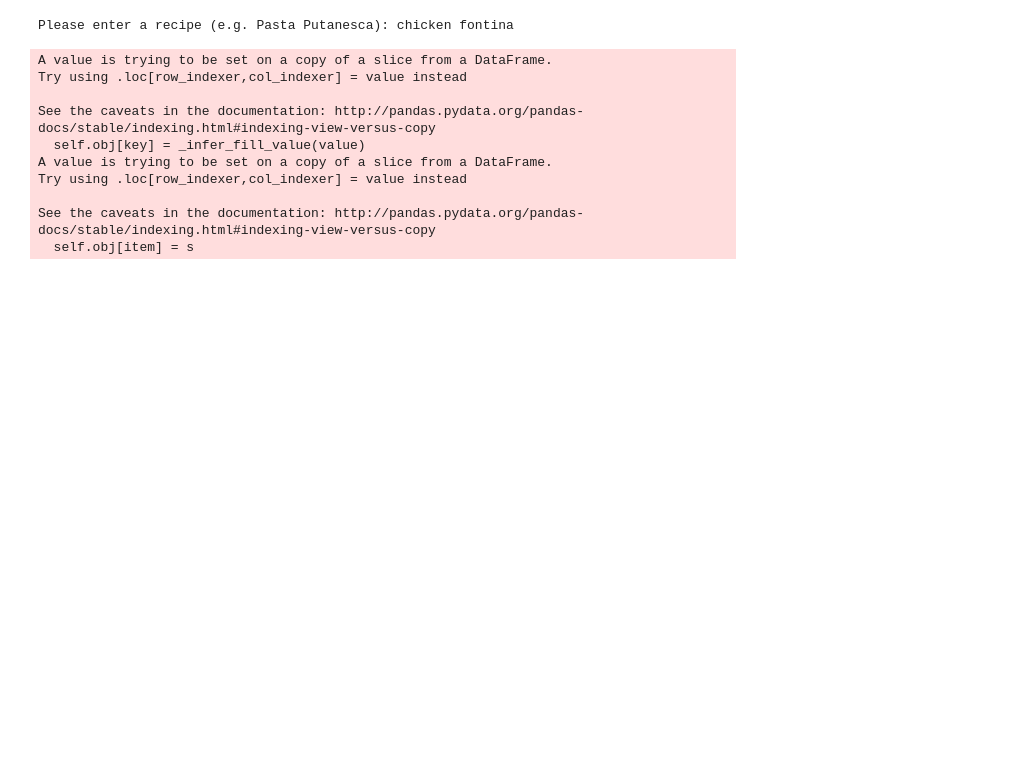
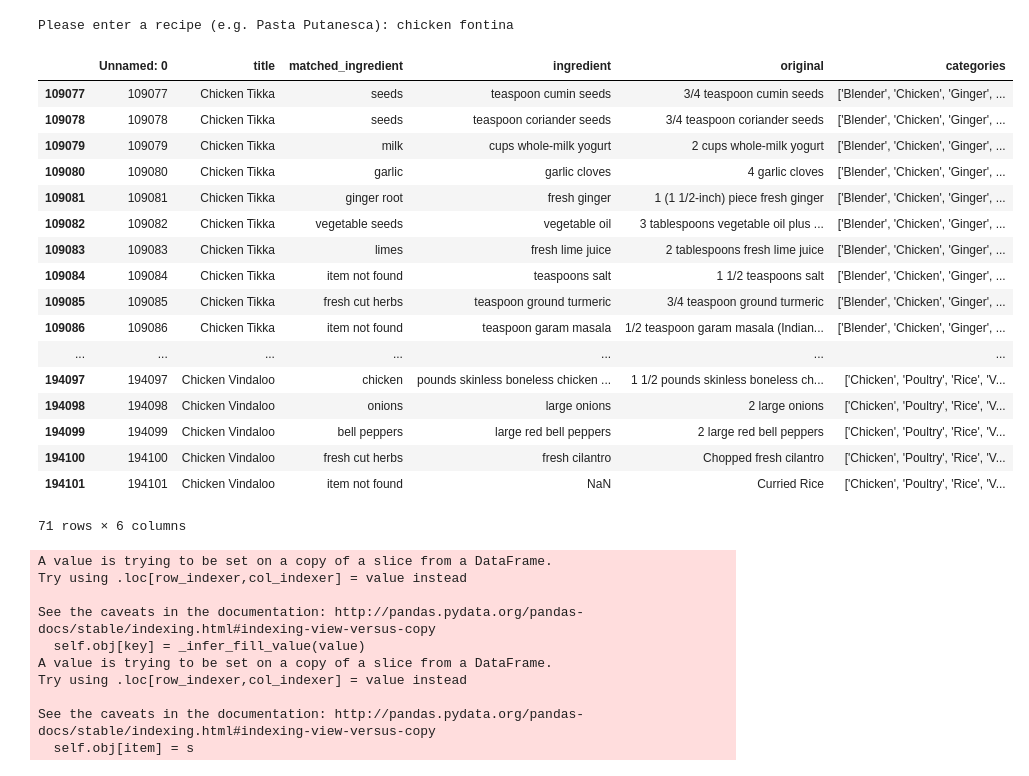
Before and after one commit to ebizuwo/MilestoneOneProject, a Jupyter notebook: app_project/CLOSEST_RECIPE.ipynb, the cells around one changed output. Saved outputs shown, nothing was run; the diff lists cells and outputs as text; code cells hidden in the pictures; blank space fills up the shorter version.

```diff
--- a/app_project/CLOSEST_RECIPE.ipynb
+++ b/app_project/CLOSEST_RECIPE.ipynb
@@ -36 +27,28 @@ farm_search = farms[farms['INGREDIENT'].isin(ingredient_list)]
+# %%
+def match_generator(x,y,z=3,u=0.1):
+    a = y.title.unique().tolist()
+    b = difflib.get_close_matches(x, a, n=z, cutoff=u)
+    return y[y.title.isin(b)]
+
+match_df = match_generator(input_recipe,recipes)
+match_df
+# %% [output]
+|  | Unnamed: 0 | title | matched_ingredient | ingredient | original | categories |
+| 109077 | 109077 | Chicken Tikka | seeds | teaspoon cumin seeds | 3/4 teaspoon cumin seeds | ['Blender', 'Chicken', 'Ginger', ... |
+| 109078 | 109078 | Chicken Tikka | seeds | teaspoon coriander seeds | 3/4 teaspoon coriander seeds | ['Blender', 'Chicken', 'Ginger', ... |
+| 109079 | 109079 | Chicken Tikka | milk | cups whole-milk yogurt | 2 cups whole-milk yogurt | ['Blender', 'Chicken', 'Ginger', ... |
+| 109080 | 109080 | Chicken Tikka | garlic | garlic cloves | 4 garlic cloves | ['Blender', 'Chicken', 'Ginger', ... |
+| 109081 | 109081 | Chicken Tikka | ginger root | fresh ginger | 1 (1 1/2-inch) piece fresh ginger | ['Blender', 'Chicken', 'Ginger', ... |
+| 109082 | 109082 | Chicken Tikka | vegetable seeds | vegetable oil | 3 tablespoons vegetable oil plus ... | ['Blender', 'Chicken', 'Ginger', ... |
+| 109083 | 109083 | Chicken Tikka | limes | fresh lime juice | 2 tablespoons fresh lime juice | ['Blender', 'Chicken', 'Ginger', ... |
+| 109084 | 109084 | Chicken Tikka | item not found | teaspoons salt | 1 1/2 teaspoons salt | ['Blender', 'Chicken', 'Ginger', ... |
+| 109085 | 109085 | Chicken Tikka | fresh cut herbs | teaspoon ground turmeric | 3/4 teaspoon ground turmeric | ['Blender', 'Chicken', 'Ginger', ... |
+| 109086 | 109086 | Chicken Tikka | item not found | teaspoon garam masala | 1/2 teaspoon garam masala (Indian... | ['Blender', 'Chicken', 'Ginger', ... |
+| ... | ... | ... | ... | ... | ... | ... |
+| 194097 | 194097 | Chicken Vindaloo | chicken | pounds skinless boneless chicken ... | 1 1/2 pounds skinless boneless ch... | ['Chicken', 'Poultry', 'Rice', 'V... |
+| 194098 | 194098 | Chicken Vindaloo | onions | large onions | 2 large onions | ['Chicken', 'Poultry', 'Rice', 'V... |
+| 194099 | 194099 | Chicken Vindaloo | bell peppers | large red bell peppers | 2 large red bell peppers | ['Chicken', 'Poultry', 'Rice', 'V... |
+| 194100 | 194100 | Chicken Vindaloo | fresh cut herbs | fresh cilantro | Chopped fresh cilantro | ['Chicken', 'Poultry', 'Rice', 'V... |
+| 194101 | 194101 | Chicken Vindaloo | item not found | NaN | Curried Rice | ['Chicken', 'Poultry', 'Rice', 'V... |
+71 rows × 6 columns
 # %%
```
Also changed, not shown: parts of 12 cells of this notebook.
